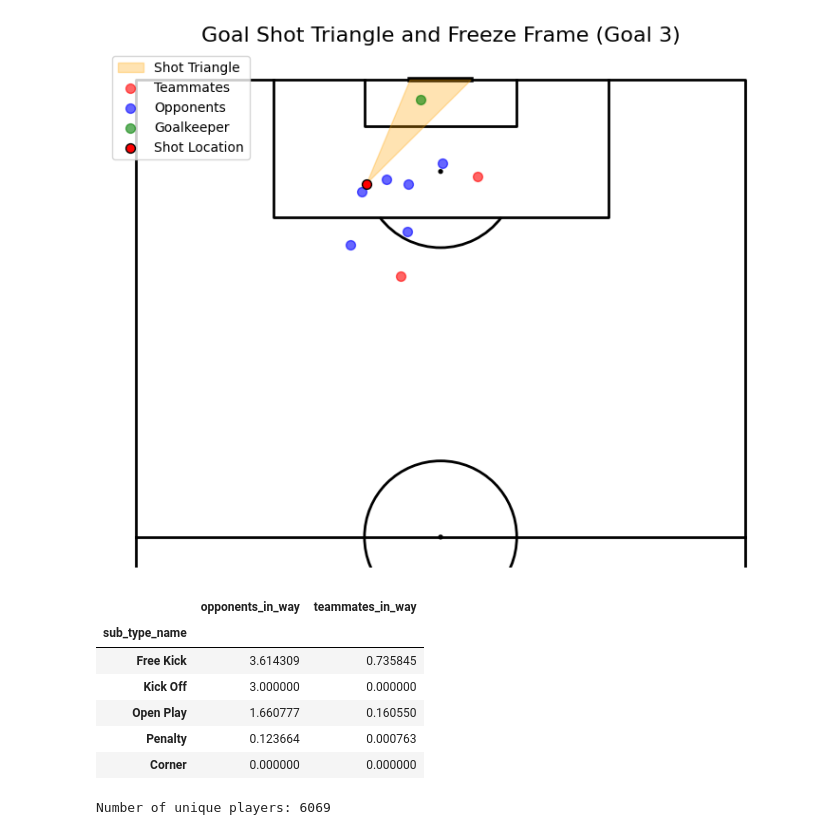
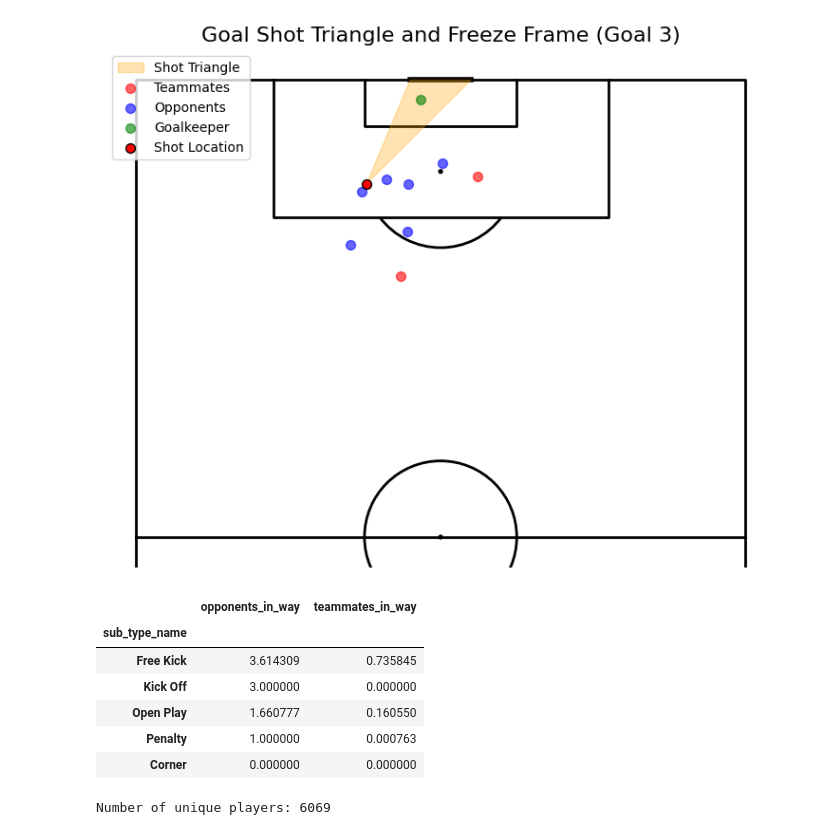
Before and after one commit to arne2204/Probabilistic-Machine-Learning_lecture-PROJECTS, a Jupyter notebook: projects/08-1SHXXXX_football_analytics/notebooks/03_data_preprocessing.ipynb, the cells around one changed output. Cells and saved outputs as stored; diff of their text form; code cells hidden in the pictures.

```diff
--- a/projects/08-1SHXXXX_football_analytics/notebooks/03_data_preprocessing.ipynb
+++ b/projects/08-1SHXXXX_football_analytics/notebooks/03_data_preprocessing.ipynb
@@ -665,16 +669,21 @@ for i, (_, shot) in enumerate(goal_shots.iterrows(), 1):
 # %%
 #Looking at the plots from above it might be that for penalties there is no freeze_frame and therefore no goalkeeper can be seen.
 
+
+# Set opponents_in_way to 1 where sub_type_name is 'Penalty'
+shots_master_df.loc[shots_master_df['sub_type_name'] == 'Penalty', 'opponents_in_way'] = 1
+
 shots_master_df.groupby('sub_type_name')[['opponents_in_way', 'teammates_in_way']].mean().sort_values(by='opponents_in_way', ascending=False)
 
+
 #As we will filter apply the models only to open play goals and therefore filter dataset anyways, this is not big of a deal.
 # %% [output]
 |  | opponents_in_way | teammates_in_way |
 | sub_type_name |  |  |
 | Free Kick | 3.614309 | 0.735845 |
 | Kick Off | 3.000000 | 0.000000 |
 | Open Play | 1.660777 | 0.160550 |
-| Penalty | 0.123664 | 0.000763 |
+| Penalty | 1.000000 | 0.000763 |
 | Corner | 0.000000 | 0.000000 |
 # %%
 #In case the distinction between opponents and teammates does not matter I also create a players_in_way column which sums both opponents and teammates per shot.
```
Also changed, not shown: parts of 16 cells of this notebook.
